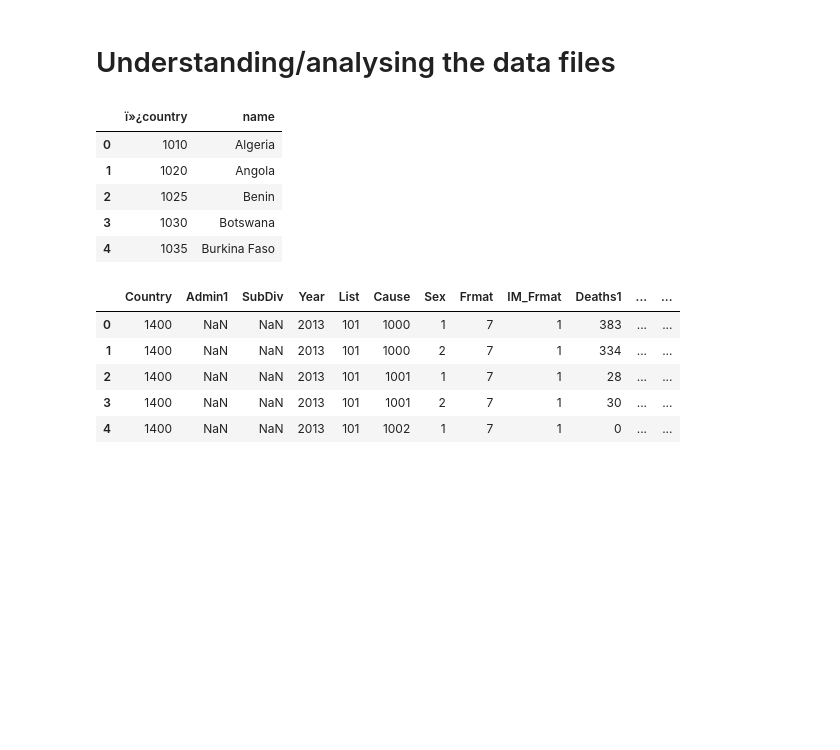
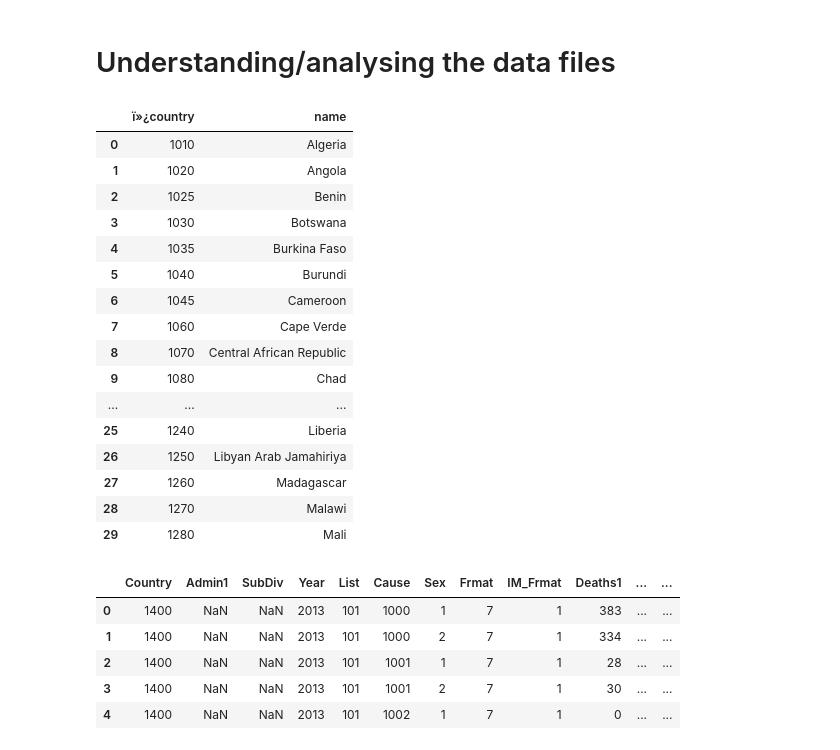
Before and after one commit to feLLpe04/Project3, a Jupyter notebook: reading_files_cleaning.ipynb, the cells around one changed output. Drawn from its saved outputs; the diff is of its cells as text; code cells hidden in the pictures; blank space fills up the shorter version.

```diff
--- a/reading_files_cleaning.ipynb
+++ b/reading_files_cleaning.ipynb
@@ -20,14 +20,25 @@ country_code_df = pd.read_csv(file_3, encoding="ISO-8859-1")
 # %% [markdown]
 # Understanding/analysing the data files
 # %%
-country_code_df.head()
+country_code_df.head(30)
 # %% [output]
 |  | ï»¿country | name |
 | 0 | 1010 | Algeria |
 | 1 | 1020 | Angola |
 | 2 | 1025 | Benin |
 | 3 | 1030 | Botswana |
 | 4 | 1035 | Burkina Faso |
+| 5 | 1040 | Burundi |
+| 6 | 1045 | Cameroon |
+| 7 | 1060 | Cape Verde |
+| 8 | 1070 | Central African Republic |
+| 9 | 1080 | Chad |
+| ... | ... | ... |
+| 25 | 1240 | Liberia |
+| 26 | 1250 | Libyan Arab Jamahiriya |
+| 27 | 1260 | Madagascar |
+| 28 | 1270 | Malawi |
+| 29 | 1280 | Mali |
 # %%
 morticd10_part4_df.head()
 # %% [output]
```
Also changed, not shown: parts of 38 cells of this notebook.
